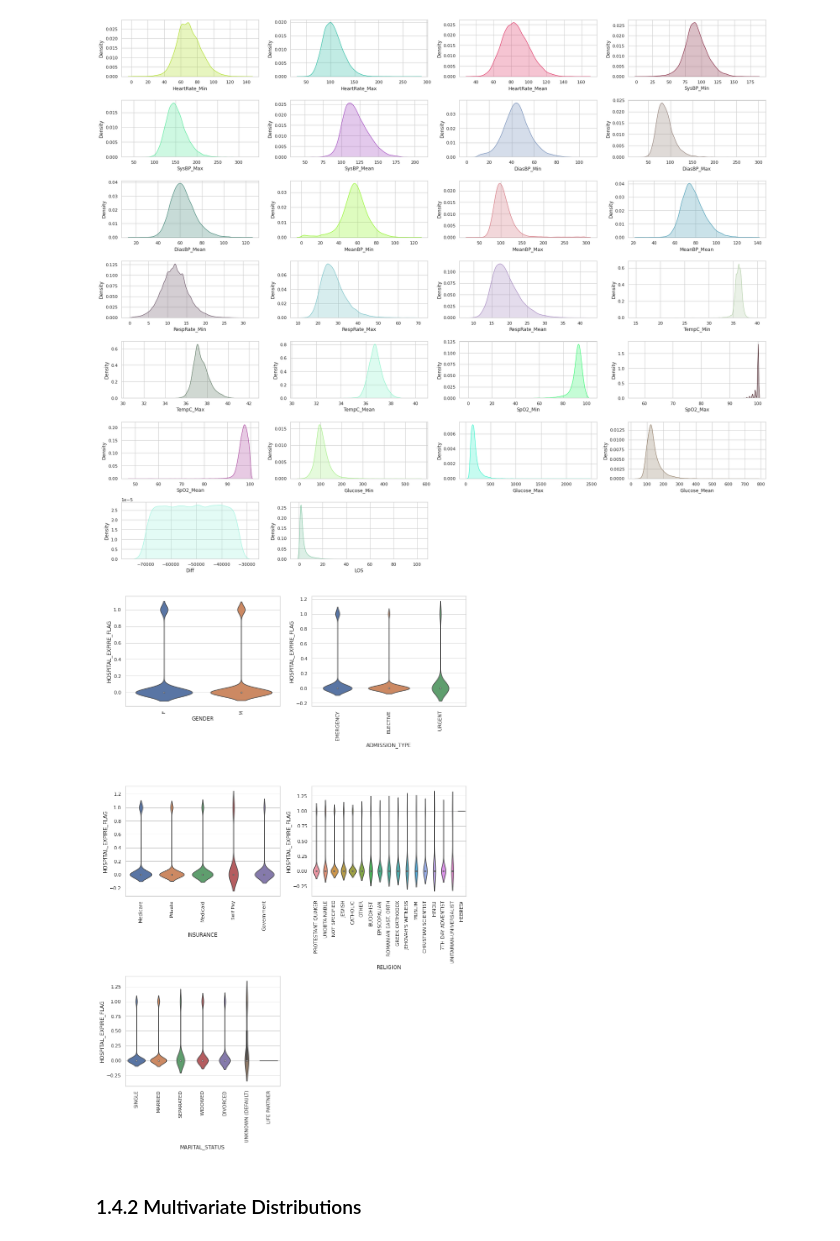
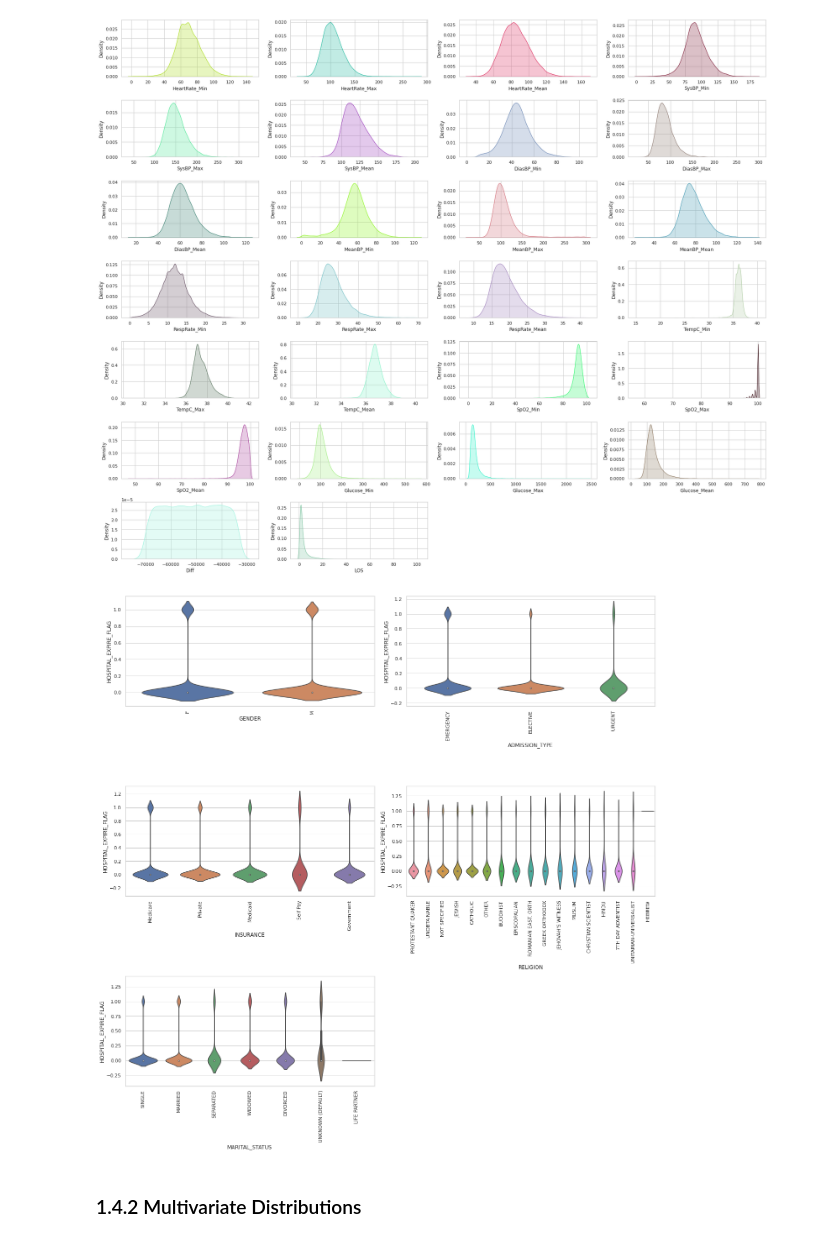
Before and after one commit to MathiasSchindlerCPH/BSE-T2-CML2-repo, a Jupyter notebook: Project-1-kNN/msch_kNN_v1.ipynb, the cells around one changed output. Cells and saved outputs as stored; diff of their text form; code cells hidden in the pictures.

```diff
--- a/Project-1-kNN/msch_kNN_v1.ipynb
+++ b/Project-1-kNN/msch_kNN_v1.ipynb
@@ -195,19 +195,19 @@ plt.tight_layout()
 # %%
 # Univariate violin plot distributions for categorical features
 sns.set(style="whitegrid")
-plt.figure(figsize=(12, 40)) # Size of the matrix plots
+plt.figure(figsize=(18, 40)) # Size of the matrix plots
 lst = [0, 6, 7, 8, 9]
 
 k = 1
 for i in lst:
   plt.subplot(7, 2, k) # row, cols and i is the element to plot
   sns.violinplot(x = cols_list_str[i], y = 'HOSPITAL_EXPIRE_FLAG', data = df_train )
   plt.xticks(rotation=90)
   k = k+ 1
 
 plt.tight_layout()
 # %% [output]
-[figure, old version]
+[figure, new version]
 # %% [markdown]
 ### 1.4.2 Multivariate Distributions
 # %%
```
